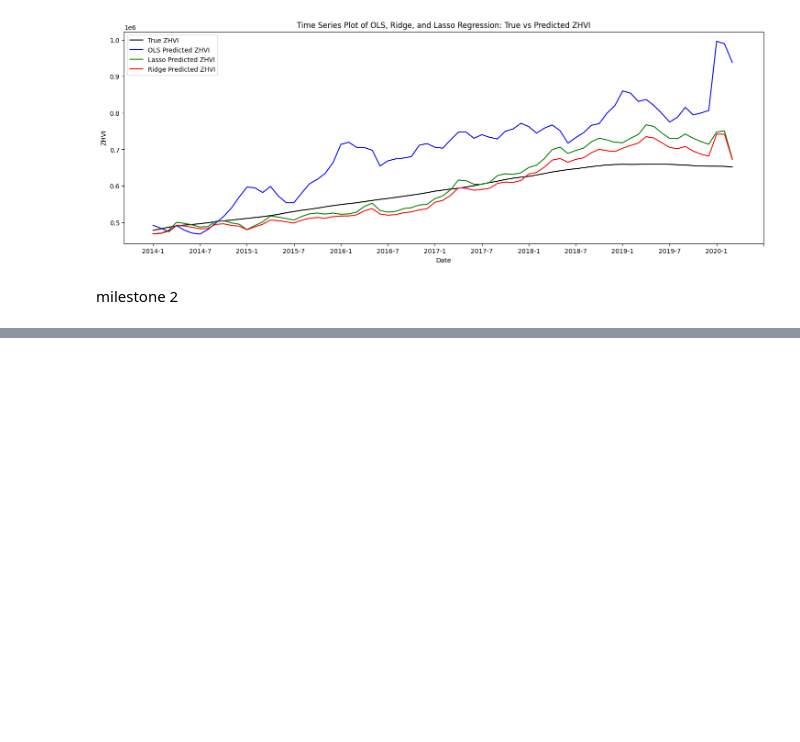
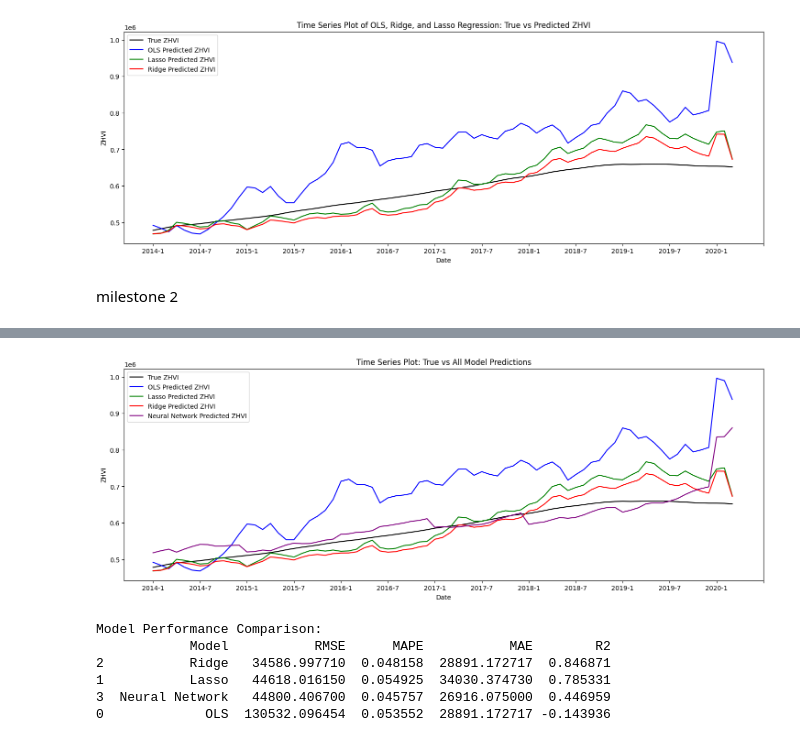
Before and after one commit to ngk324/DSCI441_Project_House_Price_Prediction, a Jupyter notebook: DSCI441_Project.ipynb, the cells around one changed output, grey strips where cells are left out. Drawn from its saved outputs; the diff is of its cells as text; code cells hidden in the pictures; blank space fills up the shorter version.

```diff
--- a/DSCI441_Project.ipynb
+++ b/DSCI441_Project.ipynb
@@ -867,14 +872,14 @@ y_test = test['ZHVI']
 y_pred = test['Predicted_ZHVI']
 ridge_pred = test['Predicted_ZHVI']
 
-rmse = math.sqrt(mean_squared_error(y_test, y_pred))
-print(f"\n\nRR Root Mean Squared Error (RMSE): {rmse}")
-mape = mean_absolute_percentage_error(y_test, y_pred)
-print("RR Mean Absolute Percentage Error(MAPE):", mape)
-MAE = mean_absolute_error(y_test, y_pred)
-print("RR Mean Absolute Error(MAE):", MAE)
-r2 = r2_score(y_pred,y_test)
-print(f"R-squared(R^2): {r2}")
+ridge_rmse = math.sqrt(mean_squared_error(y_test, y_pred))
+print(f"\n\nRR Root Mean Squared Error (RMSE): {ridge_rmse}")
+ridge_mape = mean_absolute_percentage_error(y_test, y_pred)
+print("RR Mean Absolute Percentage Error(MAPE):", ridge_mape)
+ridge_MAE = mean_absolute_error(y_test, y_pred)
+print("RR Mean Absolute Error(MAE):", ridge_MAE)
+ridge_r2 = r2_score(y_pred,y_test)
+print(f"R-squared(R^2): {ridge_r2}")
 
 # Plot truth vs prediction
 plt.figure(figsize=(18, 6))
@@ -958,3 +1046,39 @@ milestone 2
+# %%
+# Combined Model Comparison Plot
+plt.figure(figsize=(18, 6))
+plt.plot(test['Year-Month'], test['ZHVI'], color='black', label='True ZHVI')
+plt.plot(test['Year-Month'], OLS_pred, color='blue', label='OLS Predicted ZHVI')
+plt.plot(test['Year-Month'], lasso_pred, color='green', label='Lasso Predicted ZHVI')
+plt.plot(test['Year-Month'], ridge_pred, color='red', label='Ridge Predicted ZHVI')
+plt.plot(test['Year-Month'], test['NN_Predicted_ZHVI'], color='purple', label='Neural Network Predicted ZHVI')
+
+plt.xlabel('Date')
+plt.ylabel('ZHVI')
+x_ticks = np.arange(0, 80, 6)
+plt.xticks(x_ticks)
+plt.title('Time Series Plot: True vs All Model Predictions')
+plt.legend(loc='upper left')
+plt.show()
+
+# Model Performance Comparison Table
+model_comparison = pd.DataFrame({
+    'Model': ['OLS', 'Lasso', 'Ridge', 'Neural Network'],
+    'RMSE': [rmse, lasso_rmse, ridge_rmse, nn_rmse],
+    'MAPE': [mape, lasso_mape, ridge_mape, nn_mape],
+    'MAE': [MAE, lasso_MAE, ridge_MAE, nn_mae],
+    'R2': [r2, lasso_r2, ridge_r2, nn_r2]
+})
+
+print("\nModel Performance Comparison:")
+print(model_comparison.sort_values('RMSE'))
+# %% [output]
+[figure, added]
+Model Performance Comparison:
+            Model           RMSE      MAPE           MAE        R2
+2           Ridge   34586.997710  0.048158  28891.172717  0.846871
+1           Lasso   44618.016150  0.054925  34030.374730  0.785331
+3  Neural Network   44800.406700  0.045757  26916.075000  0.446959
+0             OLS  130532.096454  0.053552  28891.172717 -0.143936
 # %%
 !pip install -q streamlit
 # %%
```
Also changed, not shown: parts of 11 cells of this notebook, 1 other file.
